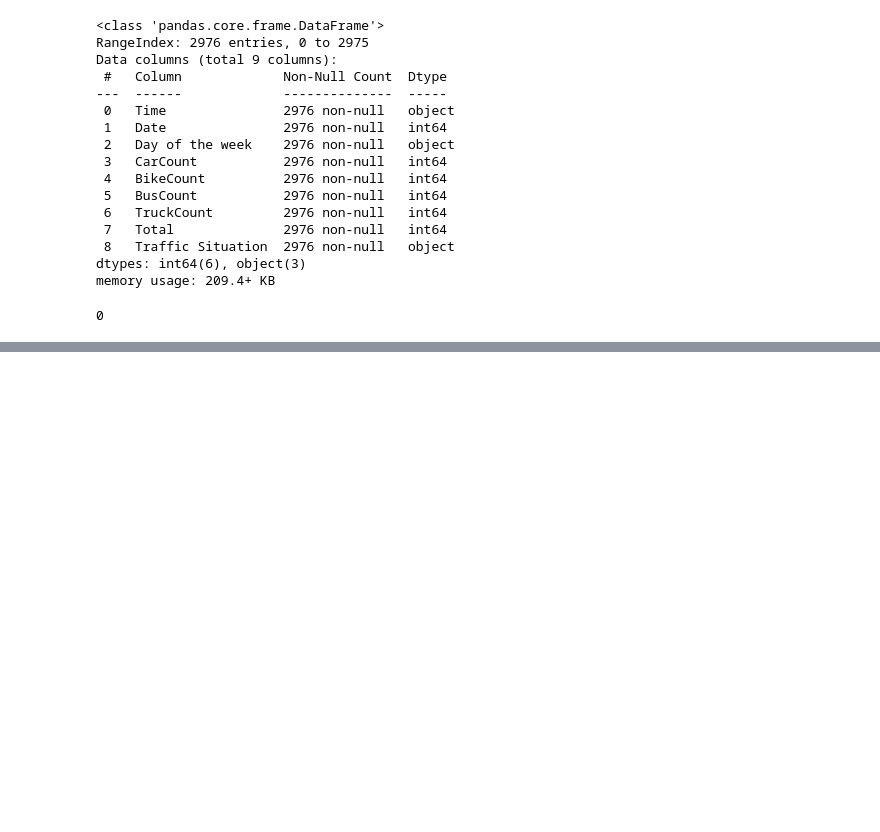
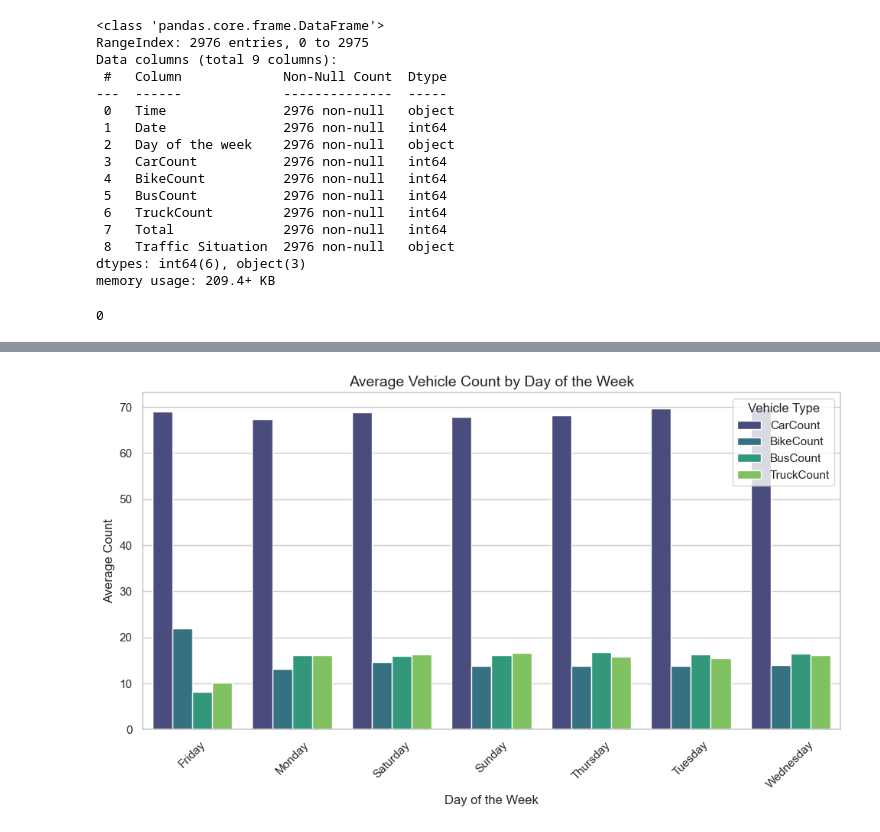
Before and after one commit to brownjordan317/CSCI-443, a Jupyter notebook: traffic_analysis/traffic_analysis.ipynb, the cells around one changed output, grey strips where cells are left out. Cells and saved outputs as stored; diff of their text form; code cells hidden in the pictures; blank space fills up the shorter version.

```diff
--- a/traffic_analysis/traffic_analysis.ipynb
+++ b/traffic_analysis/traffic_analysis.ipynb
@@ -104,0 +110,31 @@ plt.show()
+# %%
+#show the average vehicle count by day of the week
+numeric_columns = ['CarCount', 'BikeCount', 'BusCount', 'TruckCount']
+
+
+grouped_df = df.groupby('Day of the week')[numeric_columns].mean()
+
+
+grouped_df = grouped_df.reset_index()
+
+grouped_df_melted = pd.melt(grouped_df, id_vars='Day of the week', var_name='Vehicle Type', value_name='Count')
+
+plt.figure(figsize=(10, 6))
+sns.set(style="whitegrid")
+
+
+sns.barplot(x='Day of the week', y='Count', hue='Vehicle Type', data=grouped_df_melted, palette='viridis')
+
+
+plt.xticks(rotation=45)
+
+
+plt.title('Average Vehicle Count by Day of the Week', fontsize=14)
+plt.xlabel('Day of the Week', fontsize=12)
+plt.ylabel('Average Count', fontsize=12)
+
+
+plt.tight_layout()
+plt.show()
+# %% [output]
+[figure, added]
```
Also changed, not shown: parts of 6 cells of this notebook.
